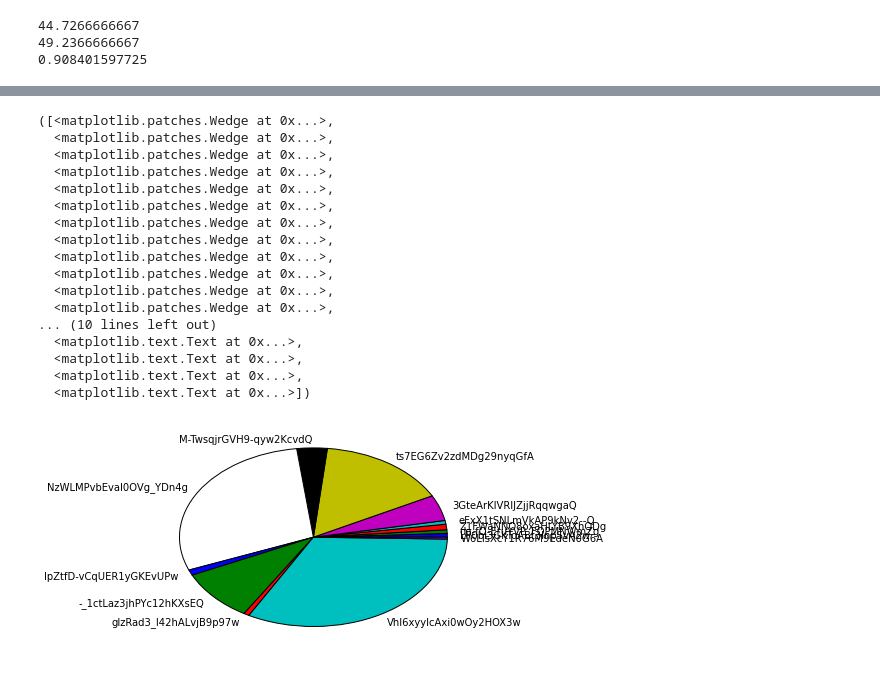
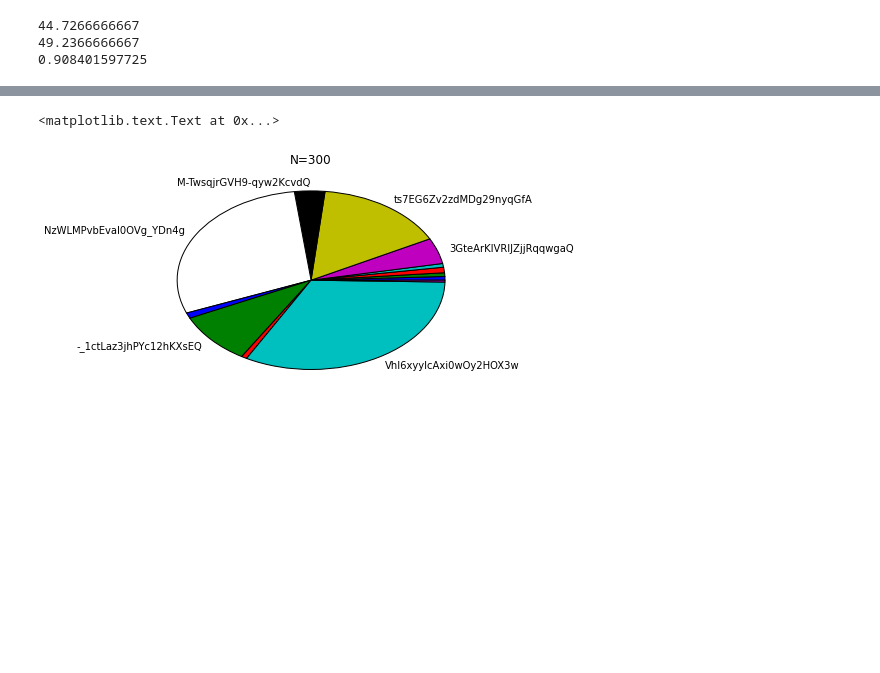
Before and after one commit to therealchuckliu/Influence-Maximization, a Jupyter notebook: Spark_300.ipynb, the cells around one changed output, grey strips where cells are left out. Drawn from its saved outputs; the diff is of its cells as text; code cells hidden in the pictures; blank space fills up the shorter version.

```diff
--- a/Spark_300.ipynb
+++ b/Spark_300.ipynb
@@ -27,22 +30,8 @@ plt.scatter(range(0, len(trials["results"])),trials["results"])
 # %%
 nodes_values = spark_greedy.node_count(trials)
-plt.pie(nodes_values.values(), labels=nodes_values.keys())
+patches, texts = plt.pie(nodes_values.values(), labels=map(lambda x: "" if nodes_values[x] < 10 else x ,nodes_values.keys()))
+texts[0].set_fontsize(1)
+plt.title("N=300")
 # %% [output]
-([<matplotlib.patches.Wedge at 0x...>,
-  <matplotlib.patches.Wedge at 0x...>,
-  <matplotlib.patches.Wedge at 0x...>,
-  <matplotlib.patches.Wedge at 0x...>,
-  <matplotlib.patches.Wedge at 0x...>,
-  <matplotlib.patches.Wedge at 0x...>,
-  <matplotlib.patches.Wedge at 0x...>,
-  <matplotlib.patches.Wedge at 0x...>,
-  <matplotlib.patches.Wedge at 0x...>,
-  <matplotlib.patches.Wedge at 0x...>,
-  <matplotlib.patches.Wedge at 0x...>,
-  <matplotlib.patches.Wedge at 0x...>,
-... (10 lines left out)
-  <matplotlib.text.Text at 0x...>,
-  <matplotlib.text.Text at 0x...>,
-  <matplotlib.text.Text at 0x...>,
-  <matplotlib.text.Text at 0x...>])
+<matplotlib.text.Text at 0x...>
-[figure, old version]
+[figure, new version]
```
Also changed, not shown: parts of 2 cells of this notebook, 21 other files.
